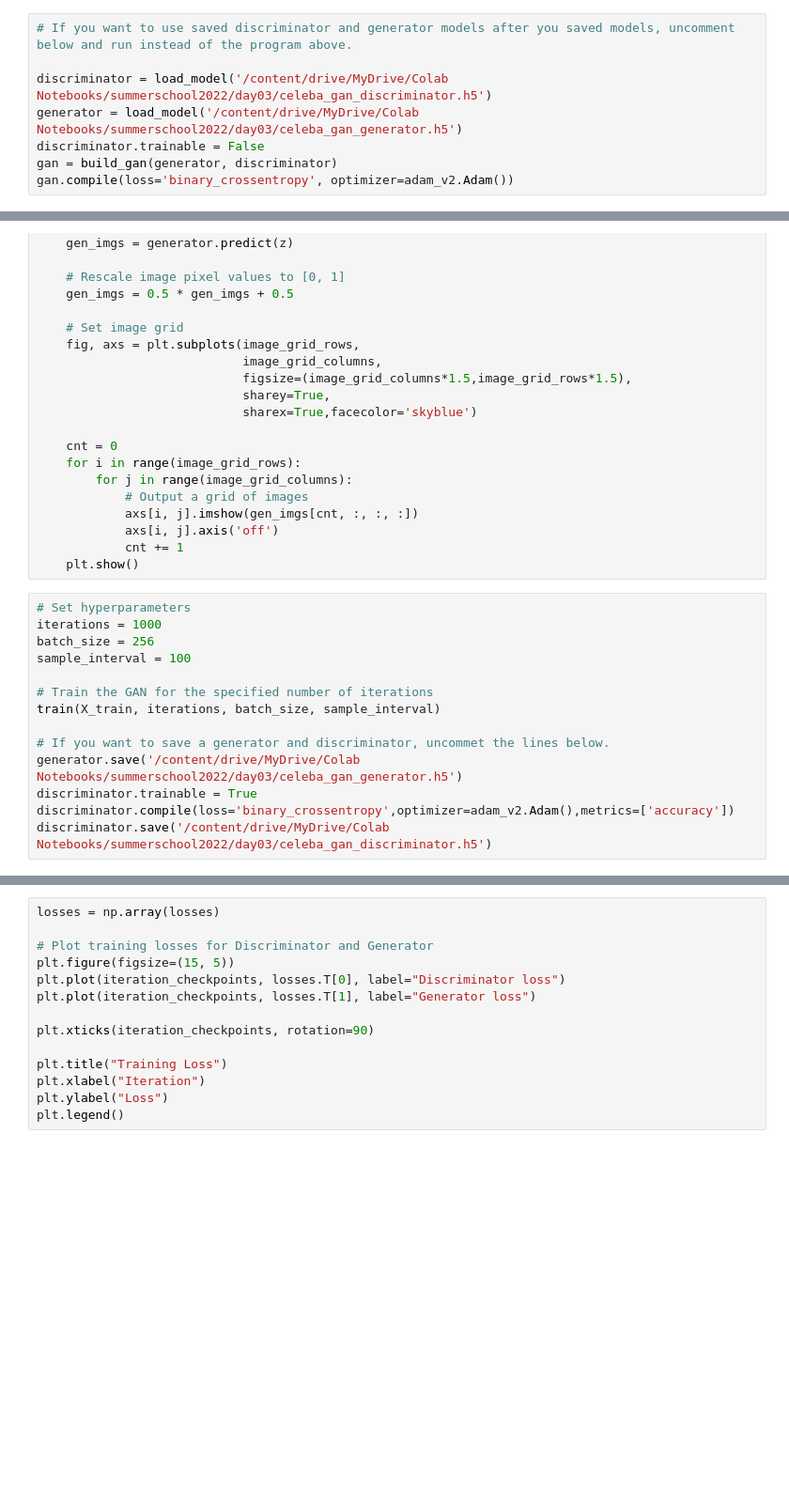
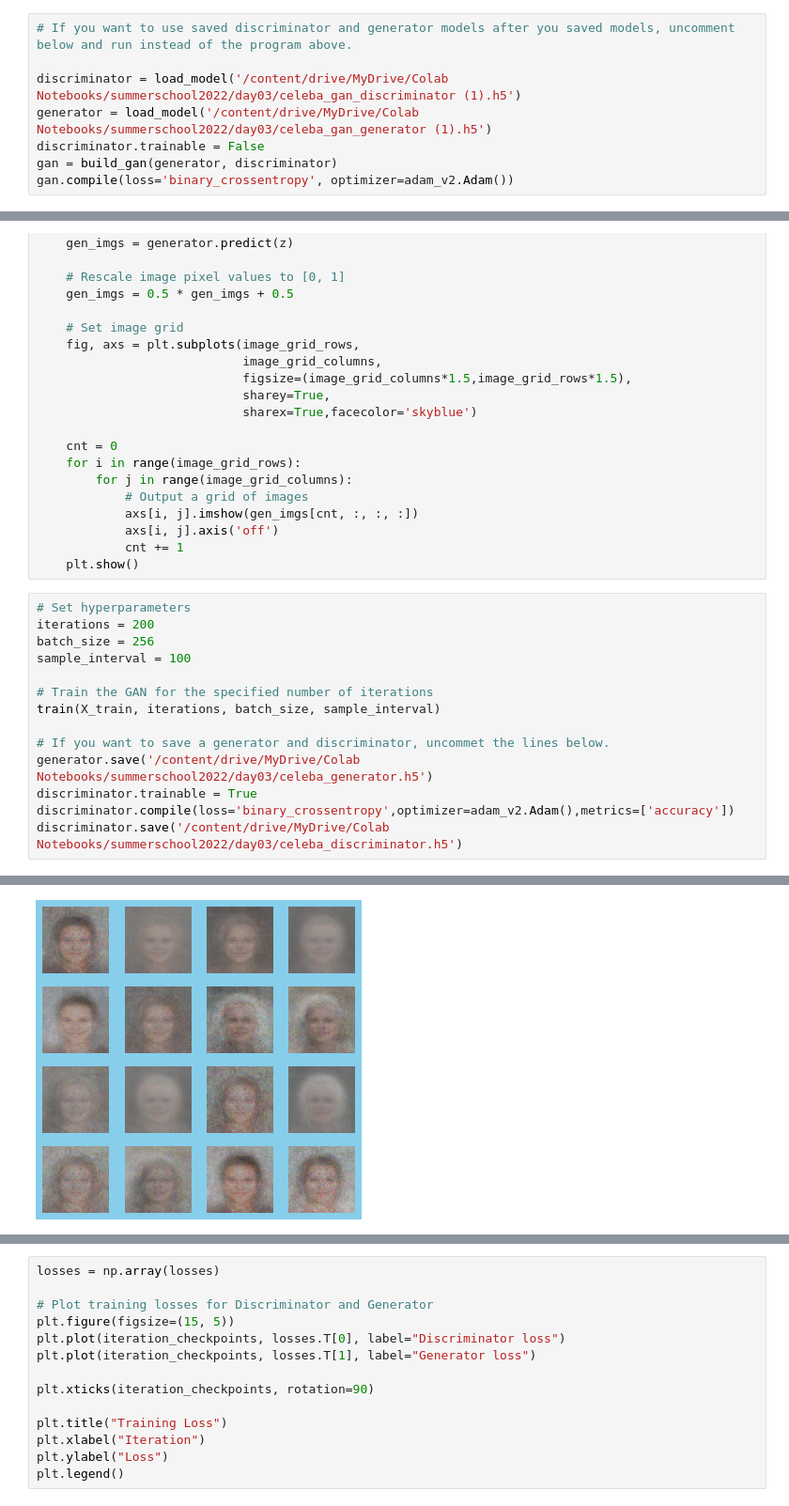
Before and after one commit to miokobayashii/summerschool2022, a Jupyter notebook: day03/GAN_Celeba.ipynb, the cells around one changed output, grey strips where cells are left out. Shown at 94% size. Saved outputs shown, nothing was run; the diff lists cells and outputs as text; blank space fills up the shorter version.

```diff
--- a/day03/GAN_Celeba.ipynb
+++ b/day03/GAN_Celeba.ipynb
@@ -210,8 +210,8 @@ gan.compile(loss='binary_crossentropy', optimizer=adam_v2.Adam())
 # %%
 # If you want to use saved discriminator and generator models after you saved models, uncomment below and run instead of the program above.
 
-discriminator = load_model('/content/drive/MyDrive/Colab Notebooks/summerschool2022/day03/celeba_gan_discriminator.h5')
-generator = load_model('/content/drive/MyDrive/Colab Notebooks/summerschool2022/day03/celeba_gan_generator.h5')
+discriminator = load_model('/content/drive/MyDrive/Colab Notebooks/summerschool2022/day03/celeba_gan_discriminator (1).h5')
+generator = load_model('/content/drive/MyDrive/Colab Notebooks/summerschool2022/day03/celeba_gan_generator (1).h5')
 discriminator.trainable = False
 gan = build_gan(generator, discriminator)
 gan.compile(loss='binary_crossentropy', optimizer=adam_v2.Adam())
@@ -306,7 +306,7 @@ def sample_images(generator, image_grid_rows=4, image_grid_columns=4):
     plt.show()
 # %%
 # Set hyperparameters
-iterations = 1000
+iterations = 200
 batch_size = 256
 sample_interval = 100
 
@@ -314,8 +314,8 @@ sample_interval = 100
 train(X_train, iterations, batch_size, sample_interval)
 
 # If you want to save a generator and discriminator, uncommet the lines below.
-generator.save('/content/drive/MyDrive/Colab Notebooks/summerschool2022/day03/celeba_gan_generator.h5')
+generator.save('/content/drive/MyDrive/Colab Notebooks/summerschool2022/day03/celeba_generator.h5')
 discriminator.trainable = True
 discriminator.compile(loss='binary_crossentropy',optimizer=adam_v2.Adam(),metrics=['accuracy'])
-discriminator.save('/content/drive/MyDrive/Colab Notebooks/summerschool2022/day03/celeba_gan_discriminator.h5')
+discriminator.save('/content/drive/MyDrive/Colab Notebooks/summerschool2022/day03/celeba_discriminator.h5')
 # %% [output]
@@ -322,0 +323 @@ Output hidden; open in https://colab.research.google.com to view.
+[figure, added]
```
Also changed, not shown: parts of 4 cells of this notebook, 4 other files.
